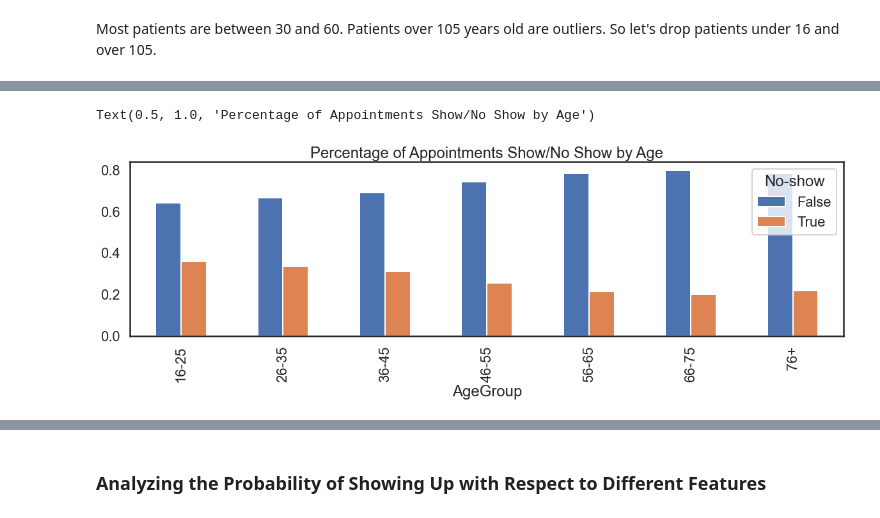
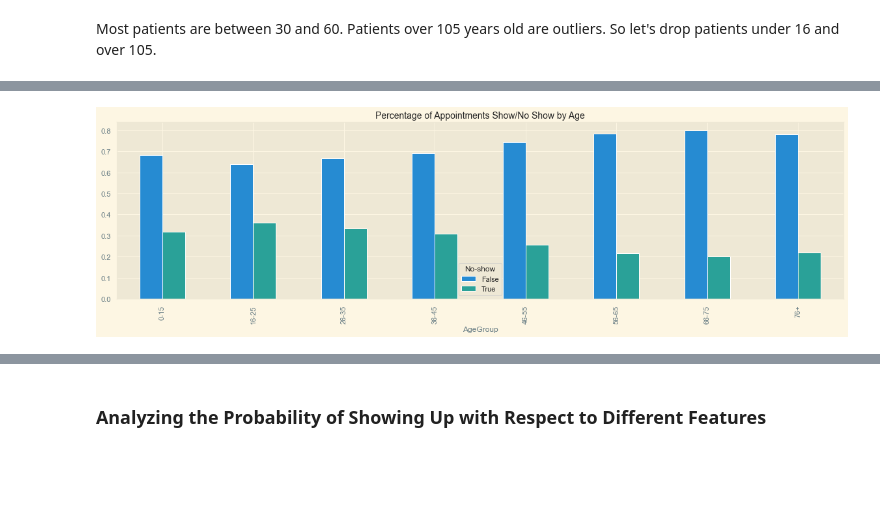
Before and after one commit to skacem/Business-Analytics, a Jupyter notebook: Misc/Medical_appointment_analysis.ipynb, the cells around one changed output, grey strips where cells are left out. Saved outputs shown, nothing was run; the diff lists cells and outputs as text; code cells hidden in the pictures; blank space fills up the shorter version.

```diff
--- a/Misc/Medical_appointment_analysis.ipynb
+++ b/Misc/Medical_appointment_analysis.ipynb
@@ -441,6 +480,9 @@ So let's remove them from our dataset.
 # %%
 tmp = df.copy()
 df = df[df['WaitingDays'] > 0]
+# %%
+# remove the same category
+df['WaitingPeriods'].cat.remove_unused_categories(inplace=True);
 # %%
 df['No-show'].value_counts(normalize=True)
 # %% [output]
@@ -473,6 +520,6 @@ That no-show rate by infants and children is larger than average, was to be expe
 # %%
 # Look at the distribution of Age
-sns.set(context='poster', style='white', rc={"figure.figsize": (16, 3)})
+sns.set(context='notebook', style='white', rc={"figure.figsize": (16, 3)})
 dist_age = sns.boxplot(x=df[df['Age']>15]['Age'])
 dist_age.set_title("Age Distribution by Patients Older than 15")
 plt.show()
@@ -483,11 +530,9 @@ Most patients are between 30 and 60. Patients over 105 years old are outliers. S
 # %%
 # delete patients that are over 105
 df = df[df['Age'] < 106]
-# delete children
-df = df[df['Age'] > 15]
 # %%
-labels = ['16-25', '26-35', '36-45', '46-55', '56-65', '66-75', '76+']
-bins = [16, 25, 35, 45,  55, 65, 75, 105]
+labels = ['0-15', '16-25', '26-35', '36-45', '46-55', '56-65', '66-75', '76+']
+bins = [0, 16, 25, 35, 45,  55, 65, 75, 105]
 # %%
 df['AgeGroup'] = pd.cut(df['Age'], bins=bins, labels=labels,
                         right=False, include_lowest=True)
@@ -504,8 +550,8 @@ df['AgeGroup'].value_counts()
 Name: AgeGroup, dtype: int64
 # %%
 # appointment attendance by age
+plt.style.use('Solarize_Light2')
 age = df.groupby('AgeGroup')['No-show'].value_counts(normalize=True).unstack().plot(kind='bar', figsize=(20,5))
-age.set_title("Percentage of Appointments Show/No Show by Age")
+age.set_title("Percentage of Appointments Show/No Show by Age", fontsize=14);
 # %% [output]
-Text(0.5, 1.0, 'Percentage of Appointments Show/No Show by Age')
-[figure, old version]
+[figure, new version]
```
Also changed, not shown: parts of 31 cells of this notebook.
